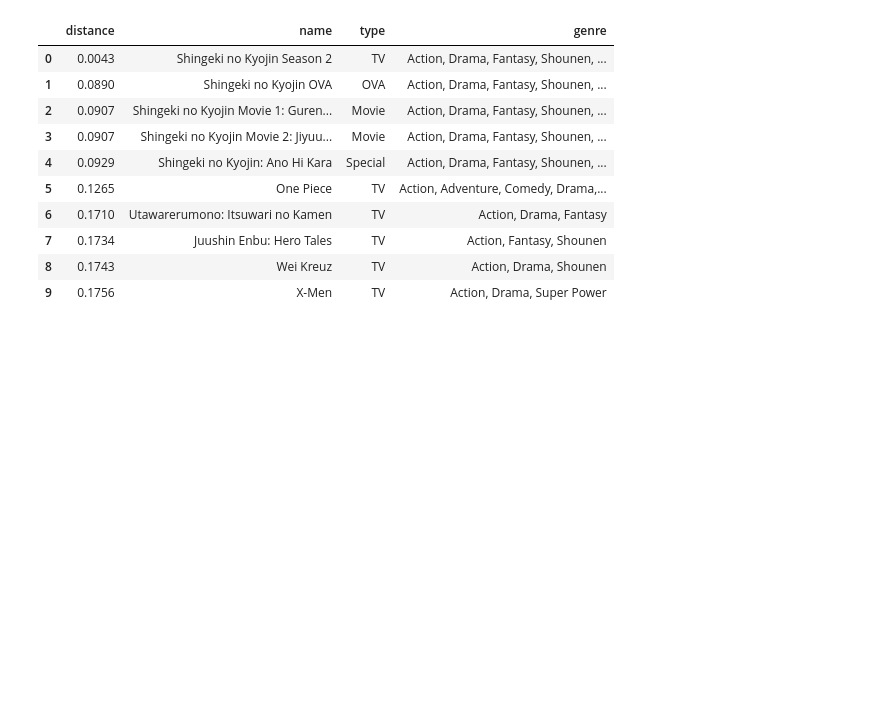
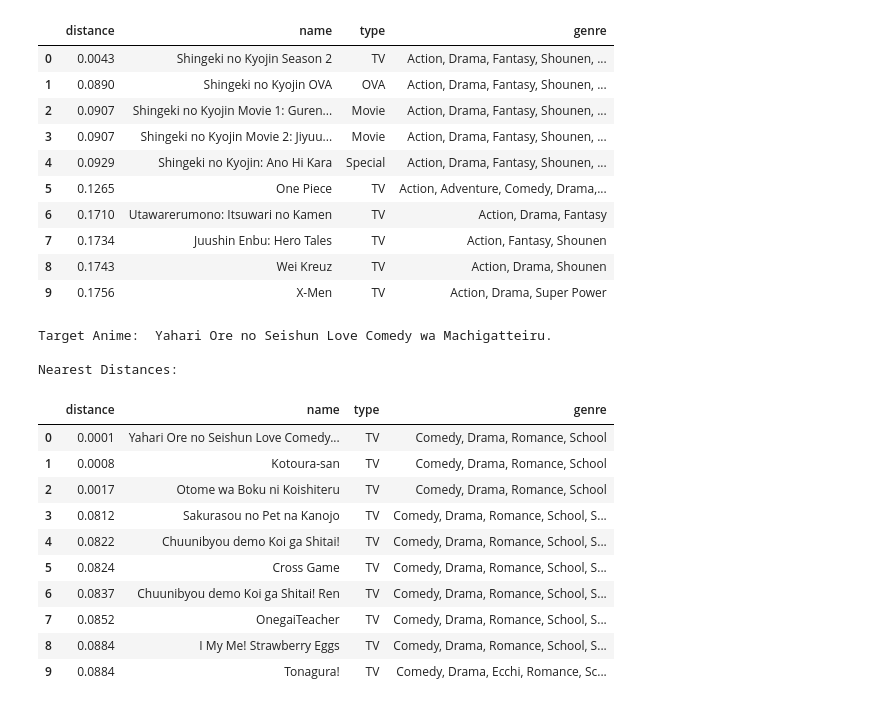
Before and after one commit to bhardwajharsh07/Anime-Recommendation-System, a Jupyter notebook: Anime_Recommendation_System.ipynb, the cells around one changed output. Cells and saved outputs as stored; diff of their text form; code cells hidden in the pictures; blank space fills up the shorter version.

```diff
--- a/Anime_Recommendation_System.ipynb
+++ b/Anime_Recommendation_System.ipynb
@@ -427,3 +478,20 @@ Nearest Distances:
 | 7 | 0.1734 | Juushin Enbu: Hero Tales | TV | Action, Fantasy, Shounen |
 | 8 | 0.1743 | Wei Kreuz | TV | Action, Drama, Shounen |
 | 9 | 0.1756 | X-Men | TV | Action, Drama, Super Power |
+# %%
+evaluate_model('Yahari Ore no Seishun Love Comedy wa Machigatteiru.')
+# %% [output]
+Target Anime:  Yahari Ore no Seishun Love Comedy wa Machigatteiru.
+
+Nearest Distances:
+|  | distance | name | type | genre |
+| 0 | 0.0001 | Yahari Ore no Seishun Love Comedy... | TV | Comedy, Drama, Romance, School |
+| 1 | 0.0008 | Kotoura-san | TV | Comedy, Drama, Romance, School |
+| 2 | 0.0017 | Otome wa Boku ni Koishiteru | TV | Comedy, Drama, Romance, School |
+| 3 | 0.0812 | Sakurasou no Pet na Kanojo | TV | Comedy, Drama, Romance, School, S... |
+| 4 | 0.0822 | Chuunibyou demo Koi ga Shitai! | TV | Comedy, Drama, Romance, School, S... |
+| 5 | 0.0824 | Cross Game | TV | Comedy, Drama, Romance, School, S... |
+| 6 | 0.0837 | Chuunibyou demo Koi ga Shitai! Ren | TV | Comedy, Drama, Romance, School, S... |
+| 7 | 0.0852 | OnegaiTeacher | TV | Comedy, Drama, Romance, School, S... |
+| 8 | 0.0884 | I My Me! Strawberry Eggs | TV | Comedy, Drama, Romance, School, S... |
+| 9 | 0.0884 | Tonagura! | TV | Comedy, Drama, Ecchi, Romance, Sc... |
```
Also changed, not shown: parts of 6 cells of this notebook.
